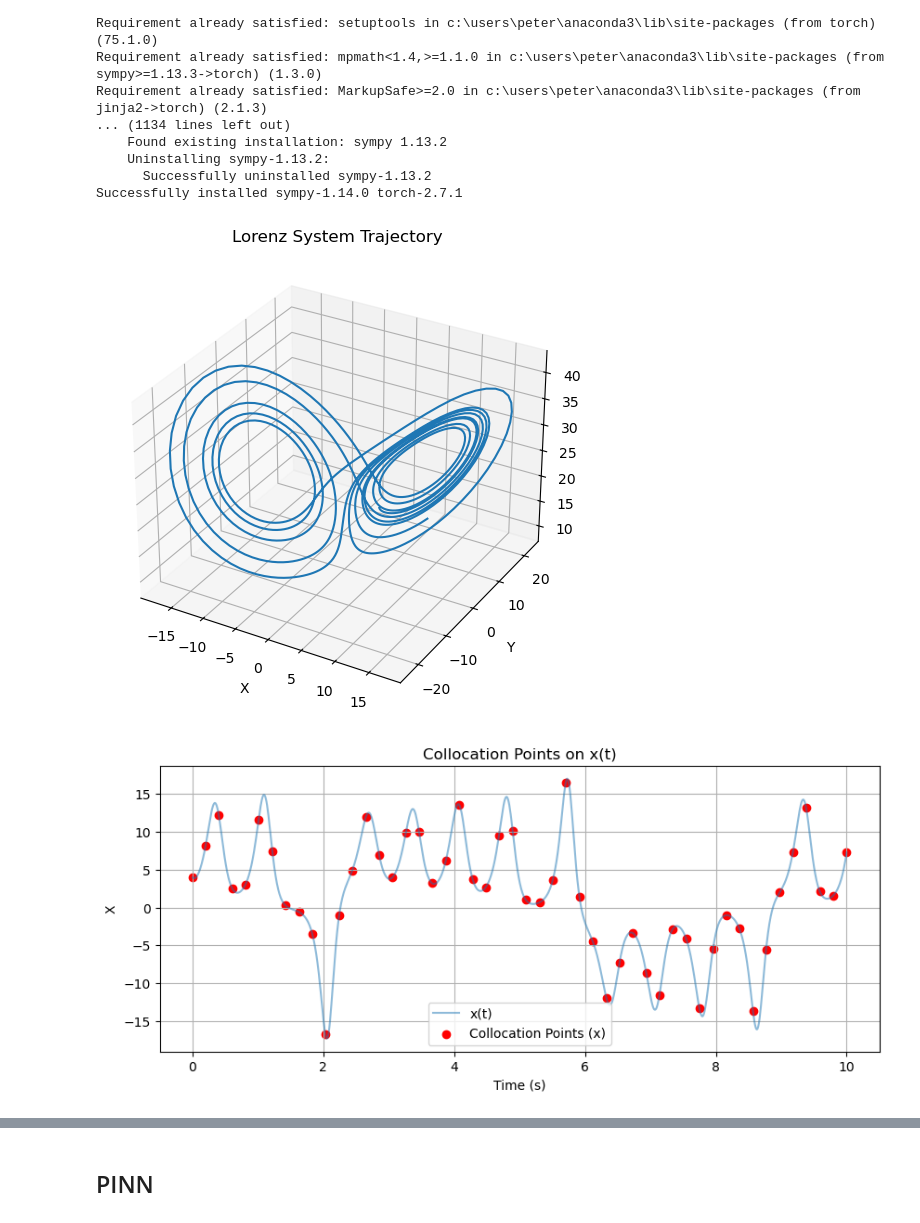
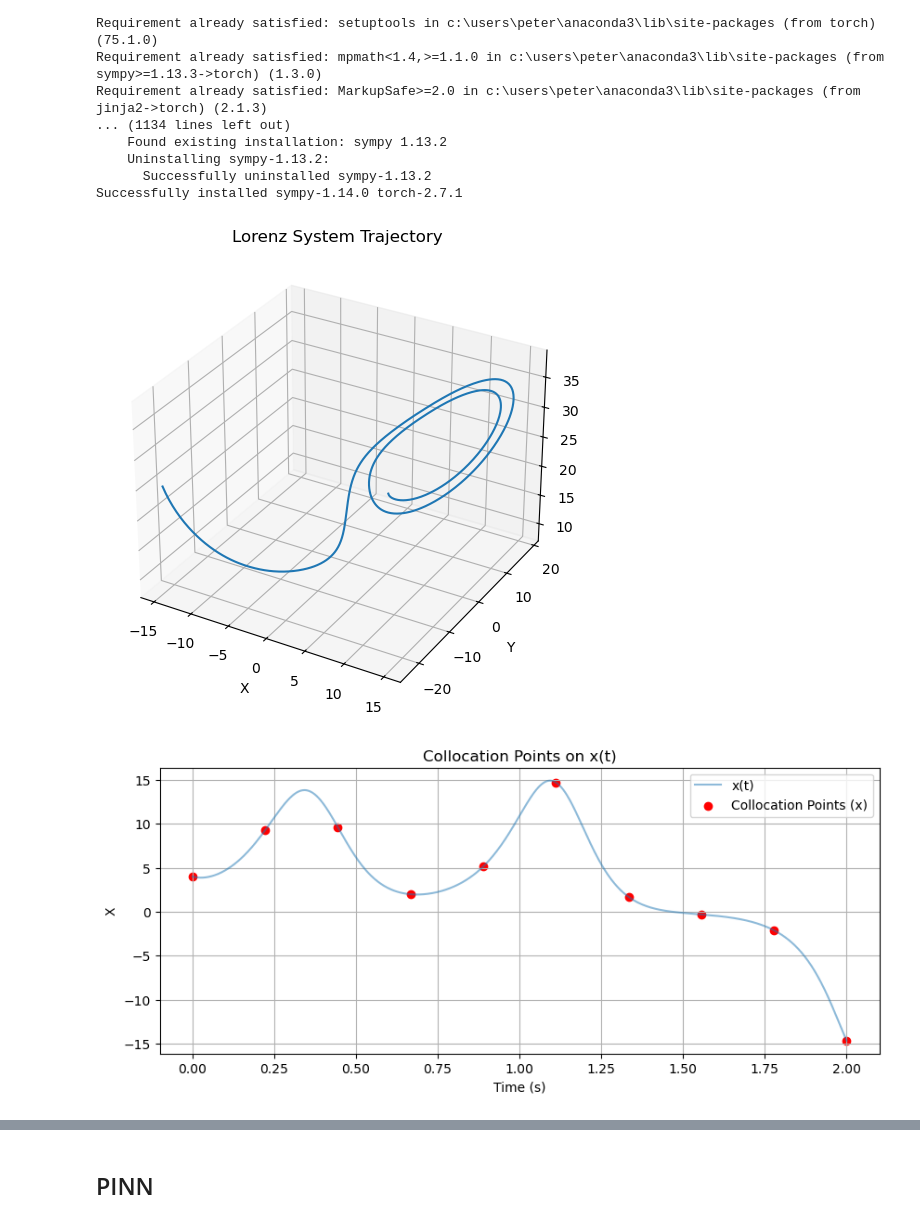
Before and after one commit to Pawelbure/colab-binder_WoC_AJP_2025, a Jupyter notebook: Predicting-dynamics/Supervised_ML-Lorenz-dynamics.ipynb, the cells around one changed output, grey strips where cells are left out. Saved outputs shown, nothing was run; the diff lists cells and outputs as text; code cells hidden in the pictures.

```diff
--- a/Predicting-dynamics/Supervised_ML-Lorenz-dynamics.ipynb
+++ b/Predicting-dynamics/Supervised_ML-Lorenz-dynamics.ipynb
@@ -32,39 +32,39 @@ import torch.optim as optim
 sigma = 10.0
 beta = 8/3
 rho = 28.0
 
 # Lorenz ODE system
 def lorenz_ode(t, state):
     x, y, z = state
     dxdt = sigma * (y - x)
     dydt = x * (rho - z) - y
     dzdt = x * y - beta * z
     return [dxdt, dydt, dzdt]
 
 # Initial condition and time setup
-t_span = (0, 10)
+t_span = (0, 2)
 t_eval = np.linspace(*t_span, 1000)
 initial_state = [4.0, 3.0, 19.0]
 
 # Simulate trajectory
 sol = solve_ivp(lorenz_ode, t_span, initial_state, t_eval=t_eval, method='RK45')
 x, y, z = sol.y
 
 # Plot Lorenz trajectory
 fig = plt.figure(figsize=(10, 6))
 ax = fig.add_subplot(111, projection='3d')
 ax.plot(x, y, z)
 ax.set_title('Lorenz System Trajectory')
 ax.set_xlabel('X')
 ax.set_ylabel('Y')
 ax.set_zlabel('Z')
 plt.show()
 # %% [output]
-[figure, old version]
+[figure, new version]
 # %%
 # --- Code Cell ---
 # Select collocation points
-num_collocation = 50
+num_collocation = 10
 collocation_idx = np.linspace(0, len(t_eval)-1, num_collocation, dtype=int)
 
 t_collocation = t_eval[collocation_idx]
@@ -83,6 +83,6 @@ plt.legend()
 plt.grid(True)
 plt.show()
 # %% [output]
-[figure, old version]
+[figure, new version]
 # %%
 # Hyperparameters
```
Also changed, not shown: parts of 7 cells of this notebook.
